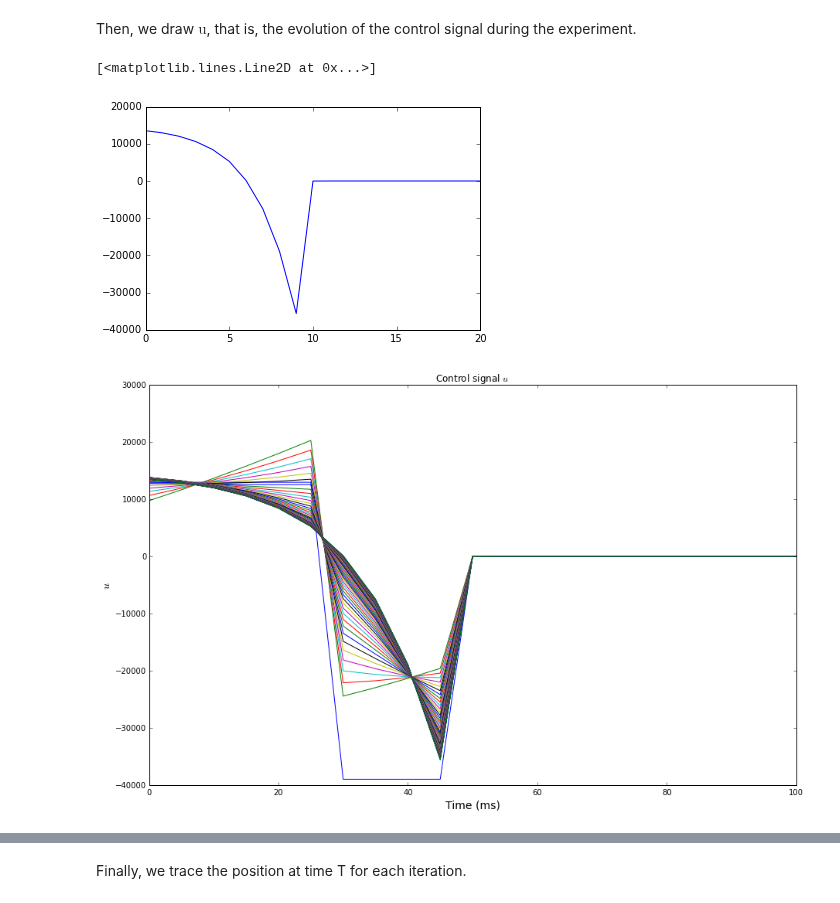
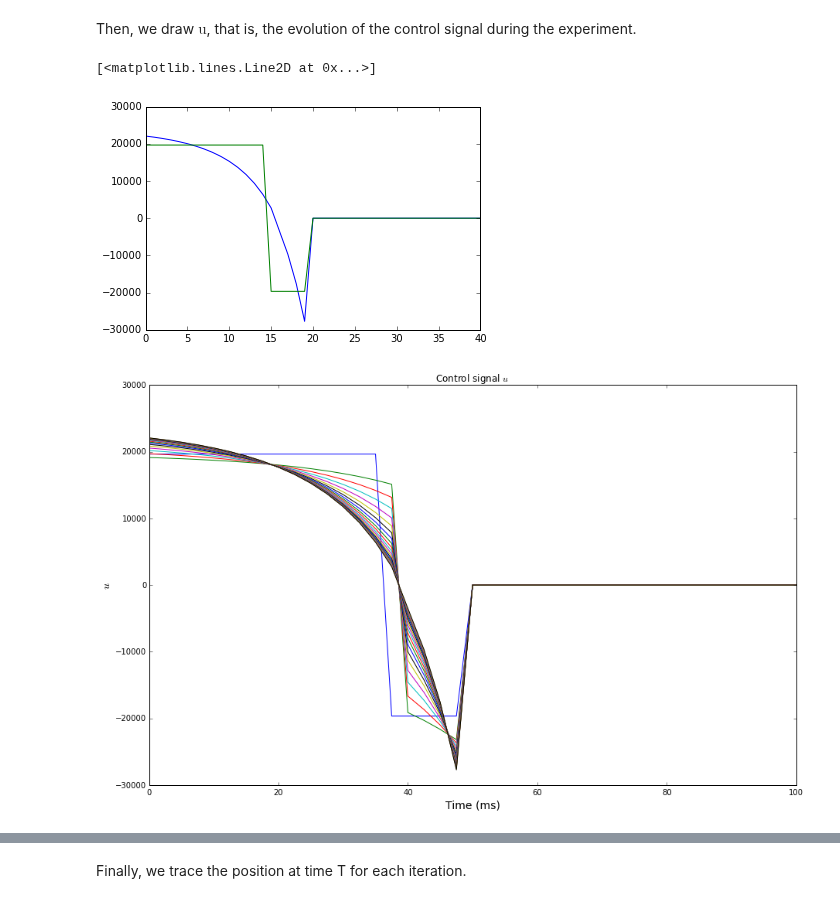
Before and after one commit to AnaideT/OptimalPrecision, a Jupyter notebook: 2017-06-13 Generalized coordinates.ipynb, the cells around one changed output, grey strips where cells are left out. Cells and saved outputs as stored; diff of their text form; code cells hidden in the pictures.

```diff
--- a/2017-06-13 Generalized coordinates.ipynb
+++ b/2017-06-13 Generalized coordinates.ipynb
@@ -45,9 +45,9 @@ def fact(n):
     else:
         return(n*fact(n-1))
 # %%
-beta = 0.5
+beta = 50
 m = 1
-dt = 0.005 # step time
+dt = 0.0025 # step time
 n = 2 # number of coordinates
 k = 0.0005 # kind of accuracy parameter: the smaller k is, the more accurate is the pointing
 # %%
@@ -190,17 +190,29 @@ def cost_deriv(u, i):
         return (2*np.transpose(ci[:,0:(T+R-i)])*([expectation(u,t).tolist() for t in (i+1+np.arange(R+T-i))]-xT)*mult_v).sum() + 2*(m**2)*k*u[i]*(ci0_array[0:(T+R-i)]**2).sum()
 # %%
 niter = 500000
-eta = 20000
+eta = 200000
 # %%
 import time
+# %%
+ubang = np.array([ 19662.047045,  19662.047045,  19662.047045,  19662.047045,
+        19662.047045,  19662.047045,  19662.047045,  19662.047045,
+        19662.047045,  19662.047045,  19662.047045,  19662.047045,
+        19662.047045,  19662.047045,  19662.047045, -19662.047045,
+       -19662.047045, -19662.047045, -19662.047045, -19662.047045,
+            0.      ,      0.      ,      0.      ,      0.      ,
+            0.      ,      0.      ,      0.      ,      0.      ,
+            0.      ,      0.      ,      0.      ,      0.      ,
+            0.      ,      0.      ,      0.      ,      0.      ,
+            0.      ,      0.      ,      0.      ,      0.      ,      0.      ])
 # %%
 #np.random.seed(42)
 #u = np.random.uniform(-5, 5, T+R+1)
 #u[T:T+R+1]=0
 debut = time.time()
-u = 13000* np.ones(T+R+1)
-u[T-4:T] *= -3
-u[T:(T+R+1)] = 0
+#u = 20000* np.ones(T+R+1)
+#u[T-4:T] *= -3
+#u[T:(T+R+1)] = 0
+u = ubang.copy()
 a = np.zeros((niter+1, T+R+1)) # To save the evolution of the values of u at each iteration
 a[0, :] = u.copy()
 for i_iter in np.arange(niter):
@@ -240,13 +259,14 @@ i_iter
 Then, we draw $\text{u}$, that is, the evolution of the control signal during the experiment.
 # %%
 plt.plot(u)
+plt.plot(ubang)
 # %% [output]
 [<matplotlib.lines.Line2D at 0x...>]
-[figure, old version]
+[figure, new version]
 # %%
-plot_signal(a, 10000, 500000, 0.05, 0.05, 0.005)
+plot_signal(a, 25000, 500000, 0.05, 0.05, 0.0025)
 # %% [output]
-[figure, old version]
+[figure, new version]
 # %%
 position = np.zeros((niter+1,T+R+1))
 velocity = np.zeros((niter+1,T+R+1))
```
Also changed, not shown: parts of 35 cells of this notebook, 2 other files.
